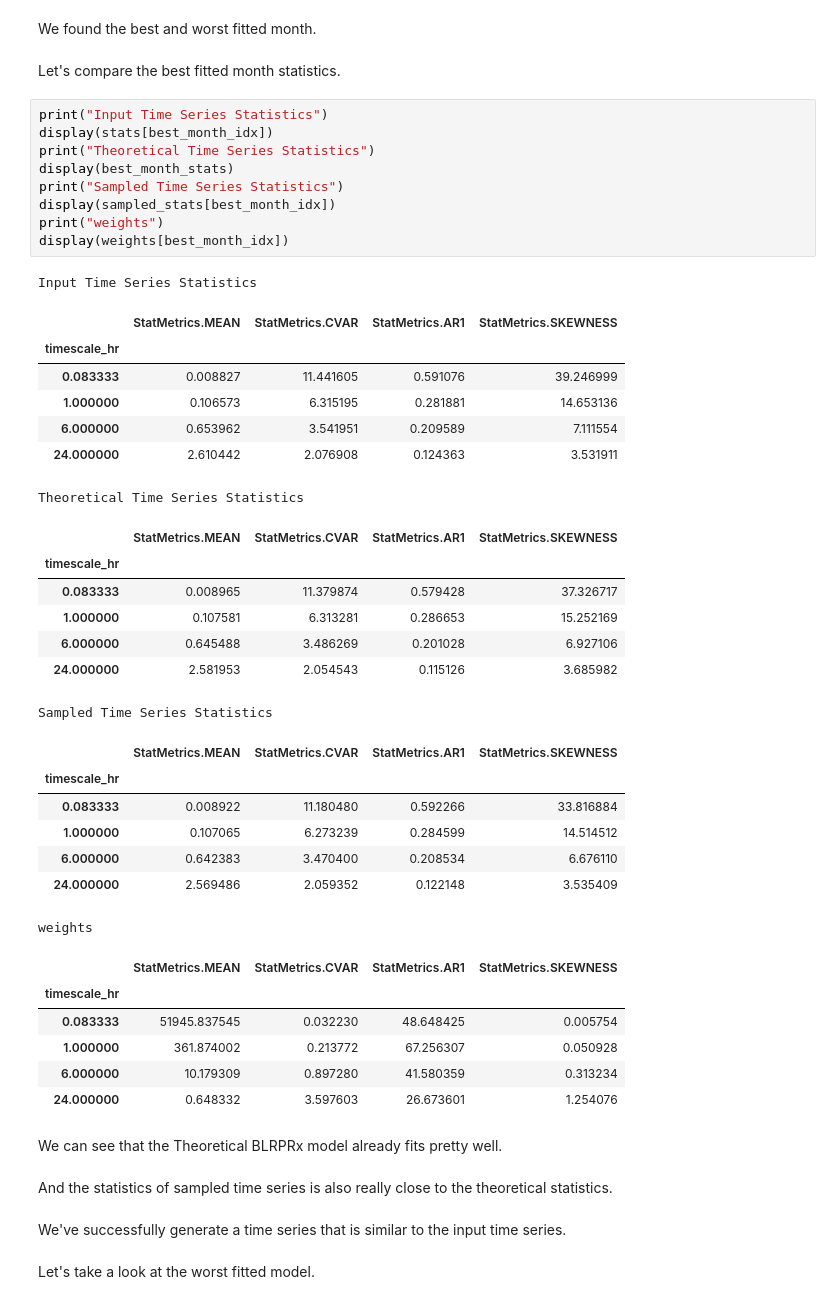
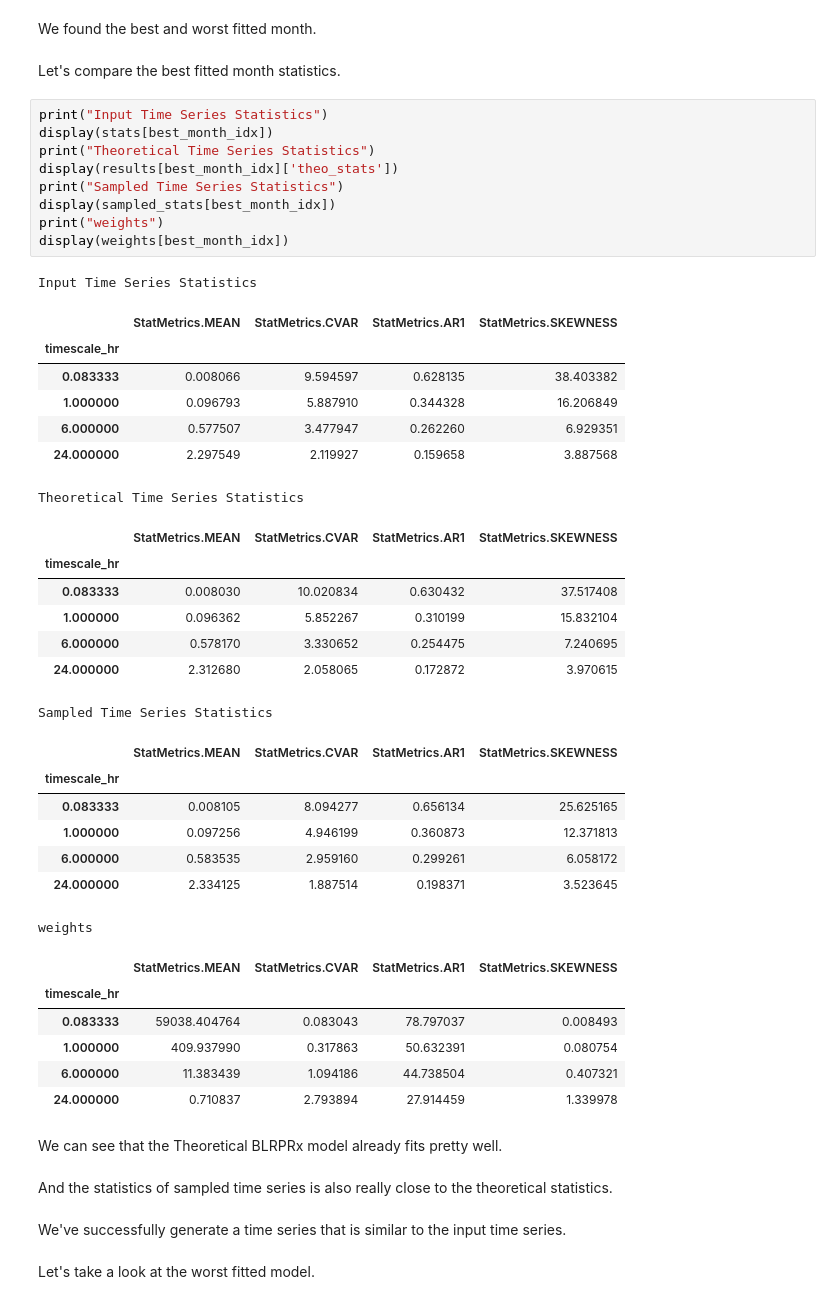
Before and after one commit to NTU-CompHydroMet-Lab/pyBL, a Jupyter notebook: examples/quick_start/quick_start.ipynb, the cells around one changed output. Saved outputs shown, nothing was run; the diff lists cells and outputs as text.

Commit message:
Fix hard coded index of worst fitted month in quick_start.ipynb

```diff
--- a/examples/quick_start/quick_start.ipynb
+++ b/examples/quick_start/quick_start.ipynb
@@ -394,41 +392,41 @@ Let's compare the best fitted month statistics.
 # %%
 print("Input Time Series Statistics")
 display(stats[best_month_idx])
 print("Theoretical Time Series Statistics")
-display(best_month_stats)
+display(results[best_month_idx]['theo_stats'])
 print("Sampled Time Series Statistics")
 display(sampled_stats[best_month_idx])
 print("weights")
 display(weights[best_month_idx])
 # %% [output]
 Input Time Series Statistics
 |  | StatMetrics.MEAN | StatMetrics.CVAR | StatMetrics.AR1 | StatMetrics.SKEWNESS |
 | timescale_hr |  |  |  |  |
-| 0.083333 | 0.008827 | 11.441605 | 0.591076 | 39.246999 |
-| 1.000000 | 0.106573 | 6.315195 | 0.281881 | 14.653136 |
-| 6.000000 | 0.653962 | 3.541951 | 0.209589 | 7.111554 |
-| 24.000000 | 2.610442 | 2.076908 | 0.124363 | 3.531911 |
+| 0.083333 | 0.008066 | 9.594597 | 0.628135 | 38.403382 |
+| 1.000000 | 0.096793 | 5.887910 | 0.344328 | 16.206849 |
+| 6.000000 | 0.577507 | 3.477947 | 0.262260 | 6.929351 |
+| 24.000000 | 2.297549 | 2.119927 | 0.159658 | 3.887568 |
 Theoretical Time Series Statistics
 |  | StatMetrics.MEAN | StatMetrics.CVAR | StatMetrics.AR1 | StatMetrics.SKEWNESS |
 | timescale_hr |  |  |  |  |
-| 0.083333 | 0.008965 | 11.379874 | 0.579428 | 37.326717 |
-| 1.000000 | 0.107581 | 6.313281 | 0.286653 | 15.252169 |
-| 6.000000 | 0.645488 | 3.486269 | 0.201028 | 6.927106 |
-| 24.000000 | 2.581953 | 2.054543 | 0.115126 | 3.685982 |
+| 0.083333 | 0.008030 | 10.020834 | 0.630432 | 37.517408 |
+| 1.000000 | 0.096362 | 5.852267 | 0.310199 | 15.832104 |
+| 6.000000 | 0.578170 | 3.330652 | 0.254475 | 7.240695 |
+| 24.000000 | 2.312680 | 2.058065 | 0.172872 | 3.970615 |
 Sampled Time Series Statistics
 |  | StatMetrics.MEAN | StatMetrics.CVAR | StatMetrics.AR1 | StatMetrics.SKEWNESS |
 | timescale_hr |  |  |  |  |
-| 0.083333 | 0.008922 | 11.180480 | 0.592266 | 33.816884 |
-| 1.000000 | 0.107065 | 6.273239 | 0.284599 | 14.514512 |
-| 6.000000 | 0.642383 | 3.470400 | 0.208534 | 6.676110 |
-| 24.000000 | 2.569486 | 2.059352 | 0.122148 | 3.535409 |
+| 0.083333 | 0.008105 | 8.094277 | 0.656134 | 25.625165 |
+| 1.000000 | 0.097256 | 4.946199 | 0.360873 | 12.371813 |
+| 6.000000 | 0.583535 | 2.959160 | 0.299261 | 6.058172 |
+| 24.000000 | 2.334125 | 1.887514 | 0.198371 | 3.523645 |
 weights
 |  | StatMetrics.MEAN | StatMetrics.CVAR | StatMetrics.AR1 | StatMetrics.SKEWNESS |
 | timescale_hr |  |  |  |  |
-| 0.083333 | 51945.837545 | 0.032230 | 48.648425 | 0.005754 |
-| 1.000000 | 361.874002 | 0.213772 | 67.256307 | 0.050928 |
-| 6.000000 | 10.179309 | 0.897280 | 41.580359 | 0.313234 |
-| 24.000000 | 0.648332 | 3.597603 | 26.673601 | 1.254076 |
+| 0.083333 | 59038.404764 | 0.083043 | 78.797037 | 0.008493 |
+| 1.000000 | 409.937990 | 0.317863 | 50.632391 | 0.080754 |
+| 6.000000 | 11.383439 | 1.094186 | 44.738504 | 0.407321 |
+| 24.000000 | 0.710837 | 2.793894 | 27.914459 | 1.339978 |
 # %% [markdown]
 <p>
 We can see that the Theoretical BLRPRx model already fits pretty well.<br><br>
```
Also changed, not shown: parts of 4 cells of this notebook.
